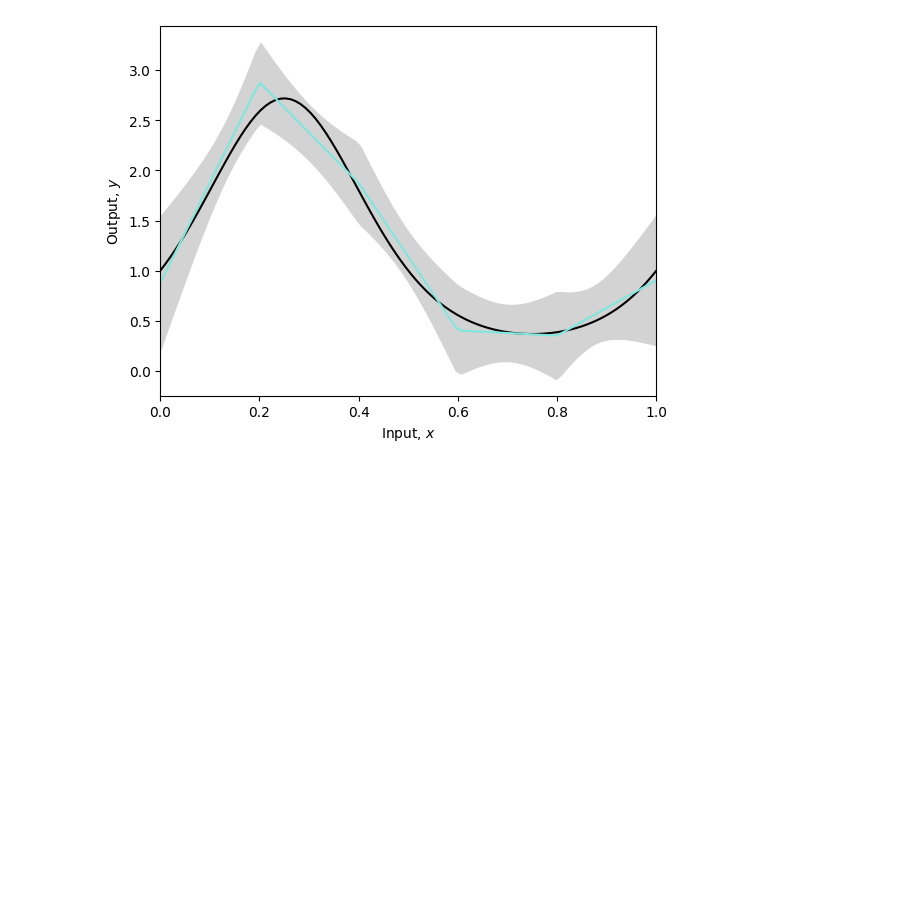
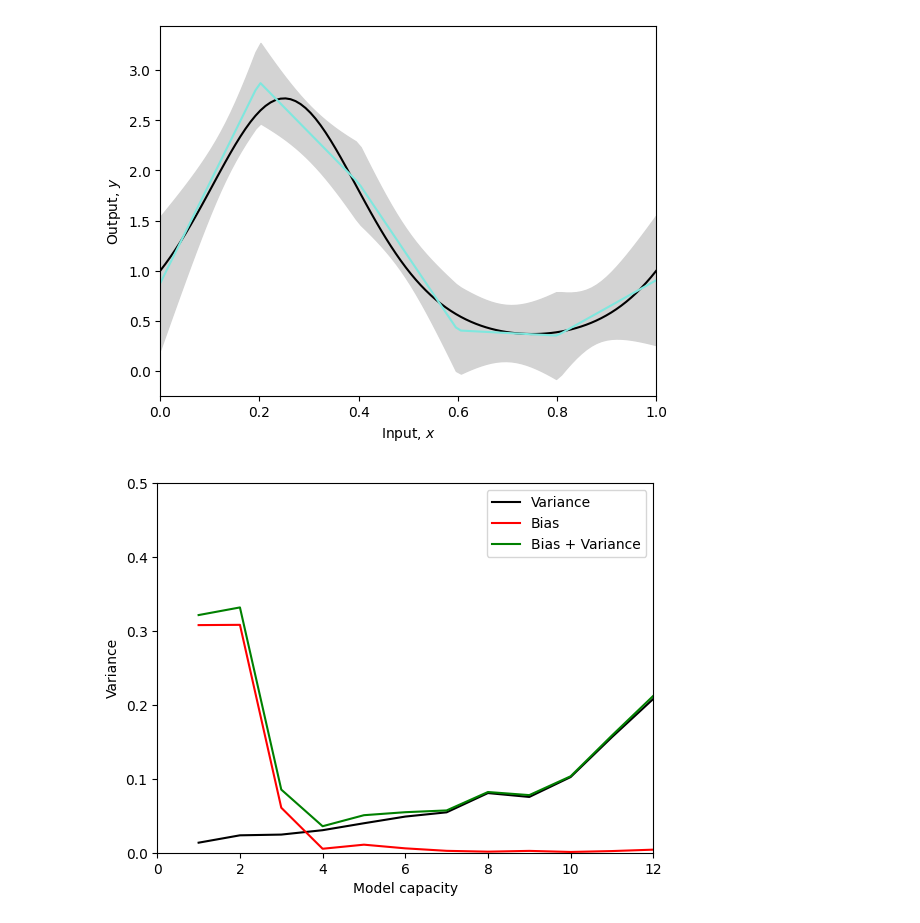
Before and after one commit to sfowler4/CSCE588_NN, a Jupyter notebook: Notebooks/Chap08/8_2_Bias_Variance_Trade_Off.ipynb, the cells around one changed output. Cells and saved outputs as stored; diff of their text form; code cells hidden in the pictures; blank space fills up the shorter version.

```diff
--- a/Notebooks/Chap08/8_2_Bias_Variance_Trade_Off.ipynb
+++ b/Notebooks/Chap08/8_2_Bias_Variance_Trade_Off.ipynb
@@ -171,32 +171,34 @@ bias = np.zeros((len(hidden_variables),1)) ;
 variance = np.zeros((len(hidden_variables),1)) ;
 
 n_datasets = 100
 n_data = 15
 sigma_func = 0.3
 n_hidden = 5
 
 # Set random seed so that we get the same result every time
 np.random.seed(1)
 
 for c_hidden in range(len(hidden_variables)):
   # Get mean and variance of fitted model
   mean_model, std_model = get_model_mean_variance(n_data, n_datasets, hidden_variables[c_hidden], sigma_func) ;
   # TODO -- Estimate bias and variance
   # Replace these lines
 
   # Compute variance -- average of the model variance (average squared deviation of fitted models around mean fitted model)
-  variance[c_hidden] = 0
+  variance[c_hidden] = np.mean(std_model**2)
   # Compute bias (average squared deviation of mean fitted model around true function)
-  bias[c_hidden] = 0
+  bias[c_hidden] = np.mean((mean_model - true_function(x_model))**2)
 
 # Plot the results
 fig,ax = plt.subplots()
 ax.plot(hidden_variables, variance, 'k-')
 ax.plot(hidden_variables, bias, 'r-')
 ax.plot(hidden_variables, variance+bias, 'g-')
 ax.set_xlim(0,12)
 ax.set_ylim(0,0.5)
 ax.set_xlabel("Model capacity")
 ax.set_ylabel("Variance")
 ax.legend(['Variance', 'Bias', 'Bias + Variance'])
 plt.show()
+# %% [output]
+[figure, added]
```
Also changed, not shown: parts of 3 cells of this notebook.
